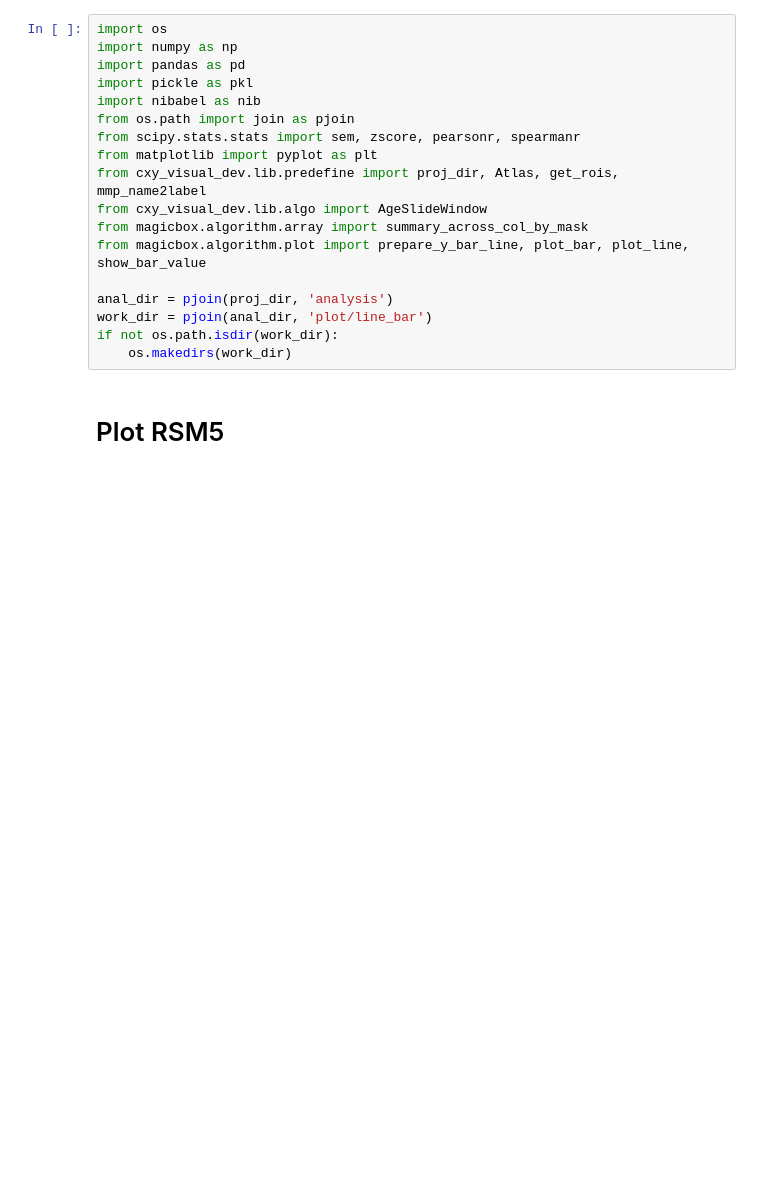
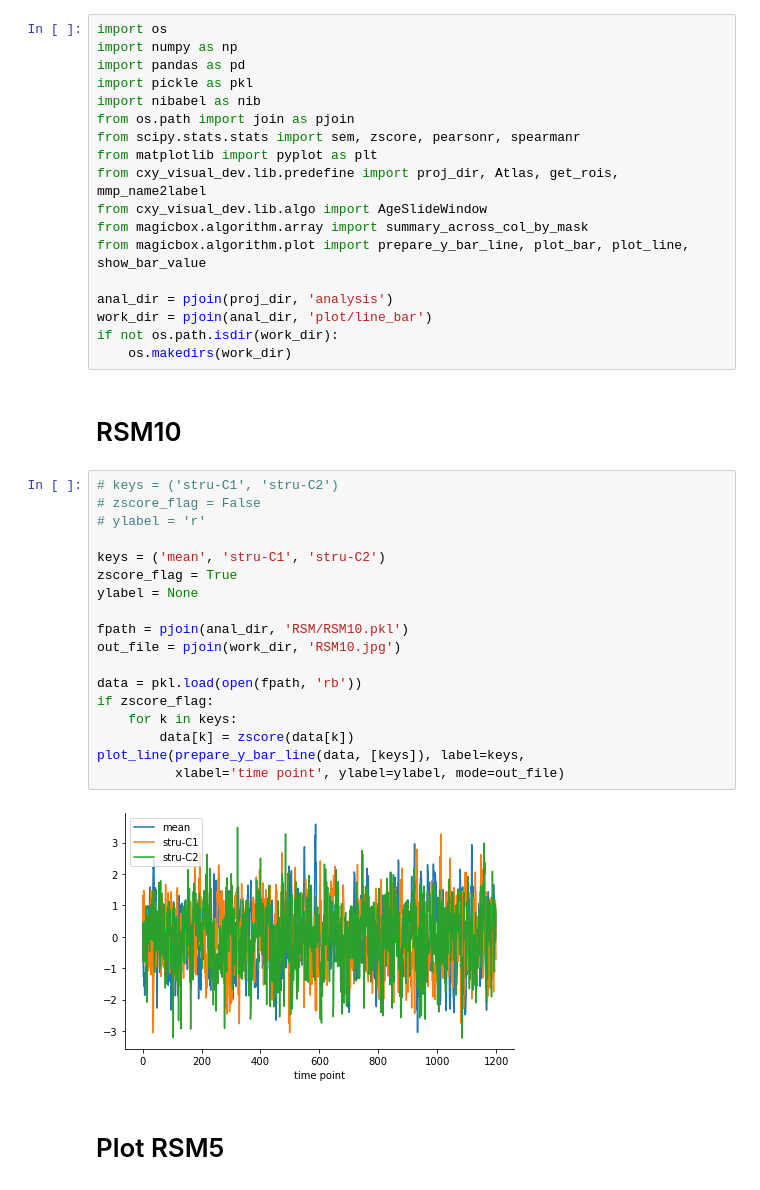
Before and after one commit to BNUCNL/nibrain, a Jupyter notebook: cxy_visual_dev/scripts/plot_line_bar.ipynb, the cells around one changed output. Drawn from its saved outputs; the diff is of its cells as text; blank space fills up the shorter version.

```diff
--- a/cxy_visual_dev/scripts/plot_line_bar.ipynb
+++ b/cxy_visual_dev/scripts/plot_line_bar.ipynb
@@ -16,6 +16,28 @@ anal_dir = pjoin(proj_dir, 'analysis')
 work_dir = pjoin(anal_dir, 'plot/line_bar')
 if not os.path.isdir(work_dir):
     os.makedirs(work_dir)
+# %% [markdown]
+# RSM10
+# %%
+# keys = ('stru-C1', 'stru-C2')
+# zscore_flag = False
+# ylabel = 'r'
+
+keys = ('mean', 'stru-C1', 'stru-C2')
+zscore_flag = True
+ylabel = None
+
+fpath = pjoin(anal_dir, 'RSM/RSM10.pkl')
+out_file = pjoin(work_dir, 'RSM10.jpg')
+
+data = pkl.load(open(fpath, 'rb'))
+if zscore_flag:
+    for k in keys:
+        data[k] = zscore(data[k])
+plot_line(prepare_y_bar_line(data, [keys]), label=keys,
+          xlabel='time point', ylabel=ylabel, mode=out_file)
+# %% [output]
+[figure, added]
 # %% [markdown]
 # Plot RSM5
 # %% [markdown]
```
Also changed, not shown: 2 other files.
